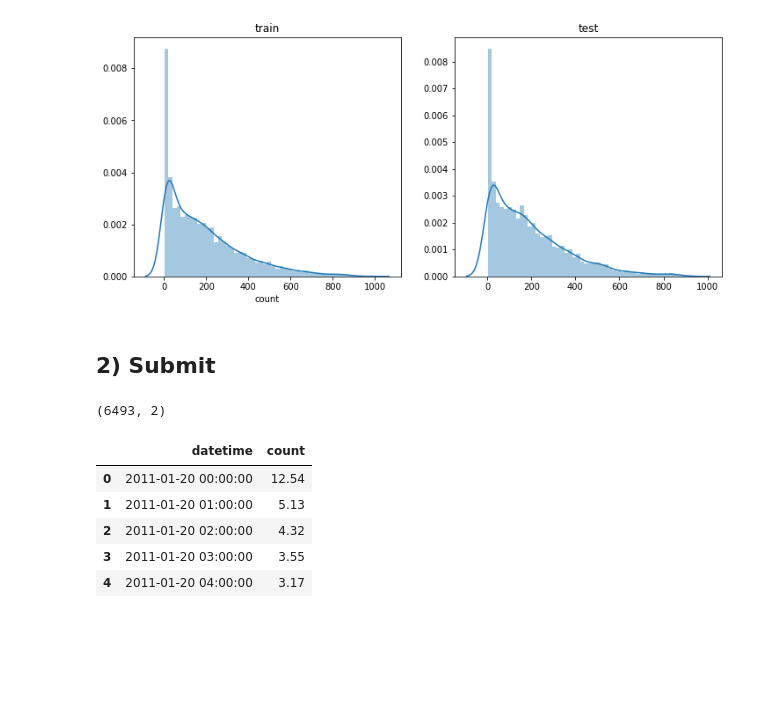
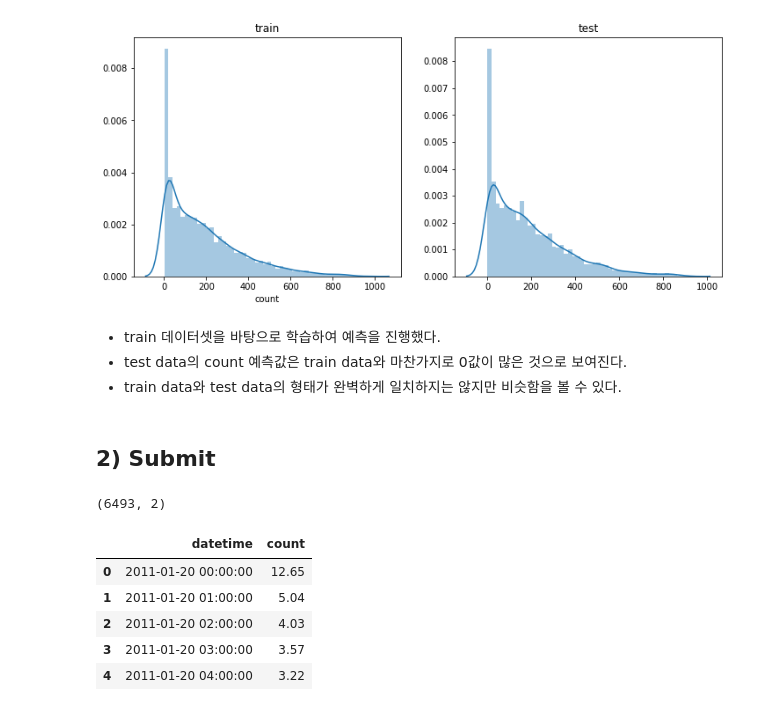
Before and after one commit to HwayoungYoon/Data-Analysis-Practice, a Jupyter notebook: bike-sharing-demand/kaggle_DS_bike_sharing_demand_RandomForest.ipynb, the cells around one changed output. Cells and saved outputs as stored; diff of their text form; code cells hidden in the pictures; blank space fills up the shorter version.

Commit message:
Colaboratory를 통해 생성됨

```diff
--- a/bike-sharing-demand/kaggle_DS_bike_sharing_demand_RandomForest.ipynb
+++ b/bike-sharing-demand/kaggle_DS_bike_sharing_demand_RandomForest.ipynb
@@ -430,22 +448,28 @@ ax2.set(title="test")
 # %% [output]
 [Text(0.5, 1.0, 'test')]
 [figure]
+# %% [markdown]
+* train 데이터셋을 바탕으로 학습하여 예측을 진행했다.
+* test data의 count 예측값은 train data와 마찬가지로 0값이 많은 것으로 보여진다.
+* train data와 test data의 형태가 완벽하게 일치하지는 않지만 비슷함을 볼 수 있다.
 # %% [markdown]
 ## **2) Submit**
 # %%
-submission = pd.read_csv("/content/drive/My Drive/Colab Notebooks/data/bike/sampleSubmission.csv")
+# sampleSubmission 데이터 가져오기
+submission = pd.read_csv("sampleSubmission.csv")
 submission
 
+# submission 데이터의 count 값에 예측한 값 넣기
 submission["count"] = predictions
 
 print(submission.shape)
 submission.head()
 # %% [output]
 (6493, 2)
 |  | datetime | count |
-| 0 | 2011-01-20 00:00:00 | 12.54 |
-| 1 | 2011-01-20 01:00:00 | 5.13 |
-| 2 | 2011-01-20 02:00:00 | 4.32 |
-| 3 | 2011-01-20 03:00:00 | 3.55 |
-| 4 | 2011-01-20 04:00:00 | 3.17 |
+| 0 | 2011-01-20 00:00:00 | 12.65 |
+| 1 | 2011-01-20 01:00:00 | 5.04 |
+| 2 | 2011-01-20 02:00:00 | 4.03 |
+| 3 | 2011-01-20 03:00:00 | 3.57 |
+| 4 | 2011-01-20 04:00:00 | 3.22 |
 # %%
```
Also changed, not shown: parts of 25 cells of this notebook.
